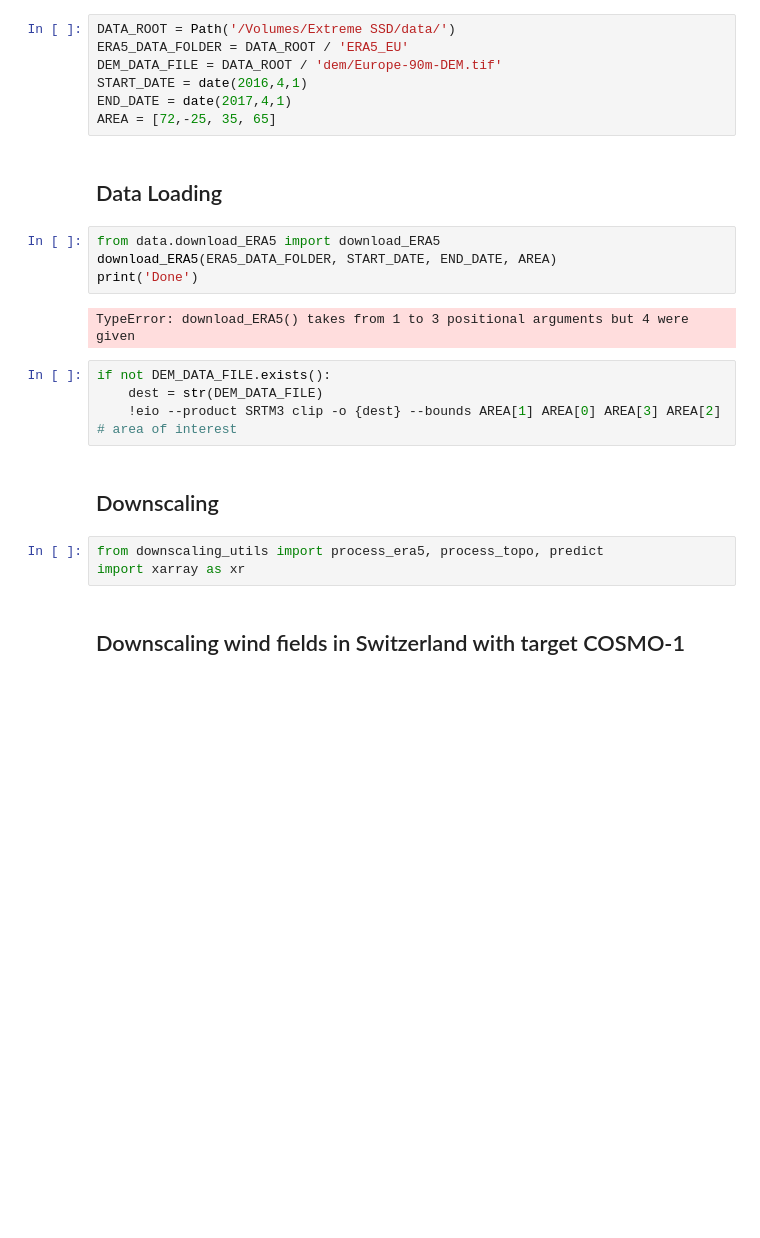
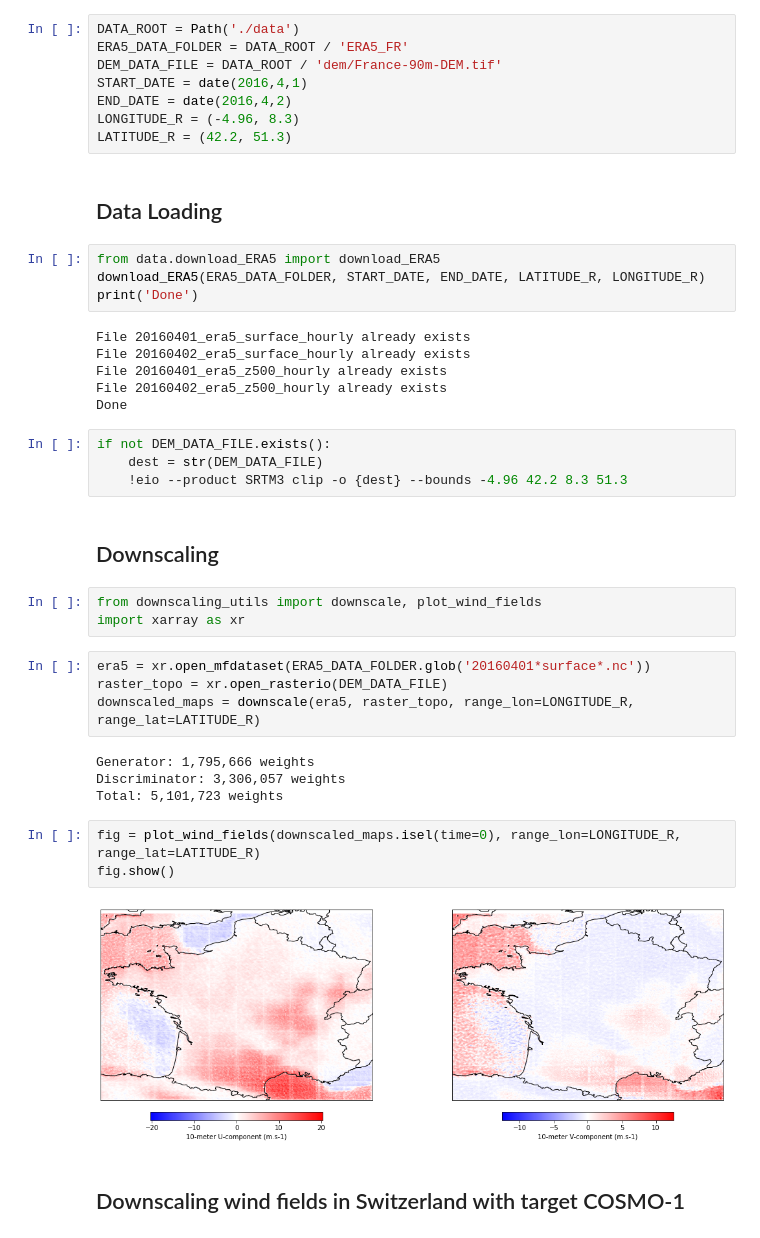
Before and after one commit to OpheliaMiralles/wind-downscaling-gan, a Jupyter notebook: src/downscaling/wind_downscaling.ipynb, the cells around one changed output. Drawn from its saved outputs; the diff is of its cells as text; blank space fills up the shorter version.

Commit message:
finished pipeline downscaling

```diff
--- a/src/downscaling/wind_downscaling.ipynb
+++ b/src/downscaling/wind_downscaling.ipynb
@@ -59,28 +70,46 @@ Requirement already satisfied: pyyaml in /Users/Boubou/opt/anaconda3/envs/downsc
 # %% [markdown]
 ## Set configuration
 # %%
-DATA_ROOT = Path('/Volumes/Extreme SSD/data/')
-ERA5_DATA_FOLDER = DATA_ROOT / 'ERA5_EU'
-DEM_DATA_FILE = DATA_ROOT / 'dem/Europe-90m-DEM.tif'
+DATA_ROOT = Path('./data')
+ERA5_DATA_FOLDER = DATA_ROOT / 'ERA5_FR'
+DEM_DATA_FILE = DATA_ROOT / 'dem/France-90m-DEM.tif'
 START_DATE = date(2016,4,1)
-END_DATE = date(2017,4,1)
-AREA = [72,-25, 35, 65]
+END_DATE = date(2016,4,2)
+LONGITUDE_R = (-4.96, 8.3)
+LATITUDE_R = (42.2, 51.3)
 # %% [markdown]
 ## Data Loading
 # %%
 from data.download_ERA5 import download_ERA5
-download_ERA5(ERA5_DATA_FOLDER, START_DATE, END_DATE, AREA)
+download_ERA5(ERA5_DATA_FOLDER, START_DATE, END_DATE, LATITUDE_R, LONGITUDE_R)
 print('Done')
 # %% [output]
-TypeError: download_ERA5() takes from 1 to 3 positional arguments but 4 were given
+File 20160401_era5_surface_hourly already exists
+File 20160402_era5_surface_hourly already exists
+File 20160401_era5_z500_hourly already exists
+File 20160402_era5_z500_hourly already exists
+Done
 # %%
 if not DEM_DATA_FILE.exists():
     dest = str(DEM_DATA_FILE)
-    !eio --product SRTM3 clip -o {dest} --bounds AREA[1] AREA[0] AREA[3] AREA[2] # area of interest
+    !eio --product SRTM3 clip -o {dest} --bounds -4.96 42.2 8.3 51.3
 # %% [markdown]
 ## Downscaling
 # %%
-from downscaling_utils import process_era5, process_topo, predict
+from downscaling_utils import downscale, plot_wind_fields
 import xarray as xr
+# %%
+era5 = xr.open_mfdataset(ERA5_DATA_FOLDER.glob('20160401*surface*.nc'))
+raster_topo = xr.open_rasterio(DEM_DATA_FILE)
+downscaled_maps = downscale(era5, raster_topo, range_lon=LONGITUDE_R, range_lat=LATITUDE_R)
+# %% [output]
+Generator: 1,795,666 weights
+Discriminator: 3,306,057 weights
+Total: 5,101,723 weights
+# %%
+fig = plot_wind_fields(downscaled_maps.isel(time=0), range_lon=LONGITUDE_R, range_lat=LATITUDE_R)
+fig.show()
+# %% [output]
+[figure, added]
 # %% [markdown]
 ## Downscaling wind fields in Switzerland with target COSMO-1
```
Also changed, not shown: parts of 8 cells of this notebook, 1 other file.
